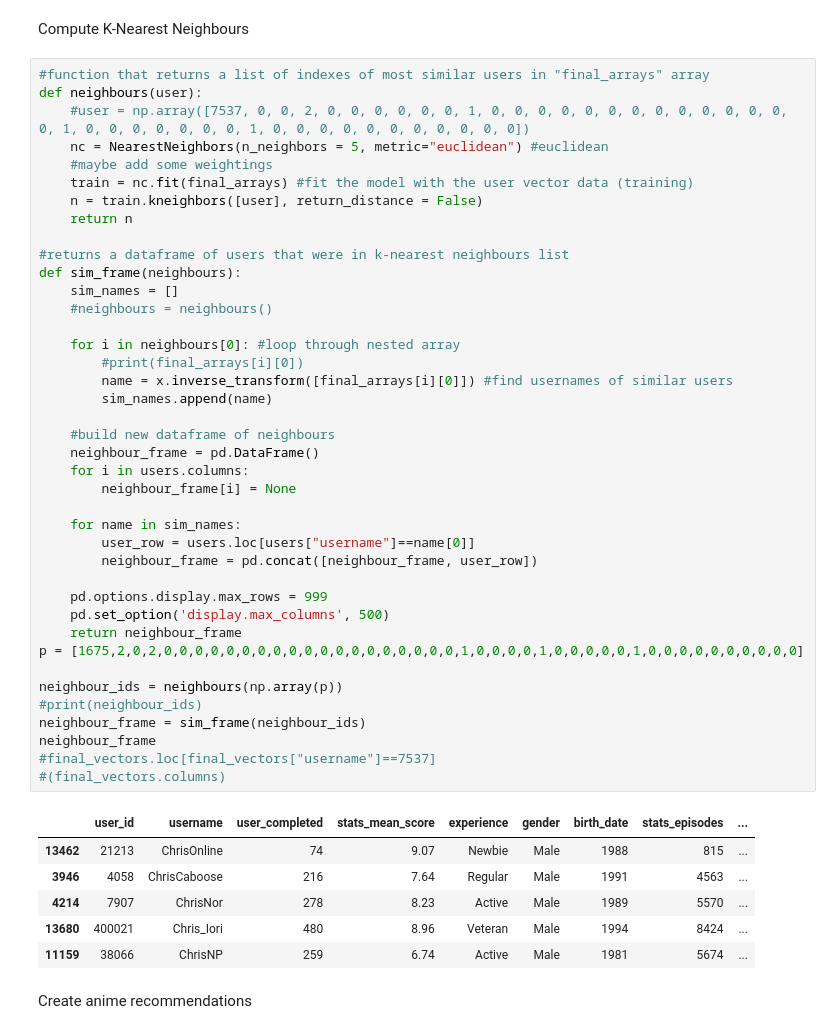
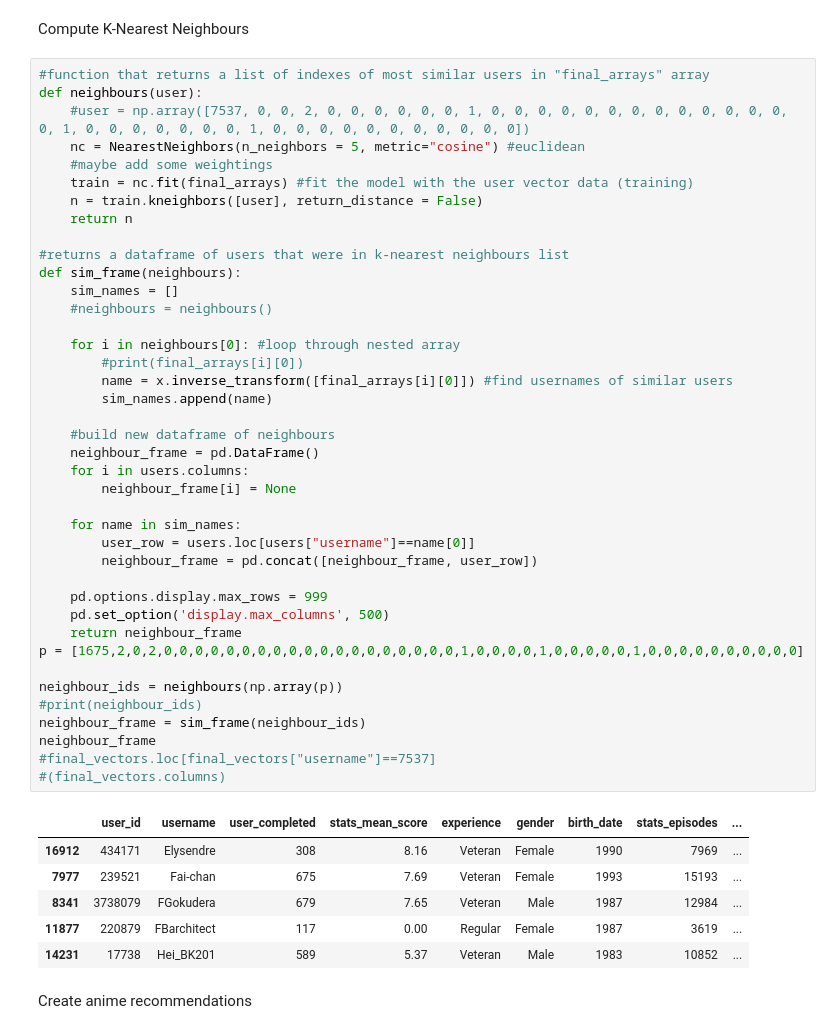
Before and after one commit to tito-thomas/anime-app, a Jupyter notebook: neighbours.ipynb, the cells around one changed output. Cells and saved outputs as stored; diff of their text form.

```diff
--- a/neighbours.ipynb
+++ b/neighbours.ipynb
@@ -62,7 +62,7 @@ Compute K-Nearest Neighbours
 #function that returns a list of indexes of most similar users in "final_arrays" array
 def neighbours(user):
     #user = np.array([7537, 0, 0, 2, 0, 0, 0, 0, 0, 0, 1, 0, 0, 0, 0, 0, 0, 0, 0, 0, 0, 0, 0, 0, 0, 1, 0, 0, 0, 0, 0, 0, 0, 1, 0, 0, 0, 0, 0, 0, 0, 0, 0, 0, 0])
-    nc = NearestNeighbors(n_neighbors = 5, metric="euclidean") #euclidean
+    nc = NearestNeighbors(n_neighbors = 5, metric="cosine") #euclidean
     #maybe add some weightings
     train = nc.fit(final_arrays) #fit the model with the user vector data (training)
     n = train.kneighbors([user], return_distance = False)
@@ -73,38 +73,38 @@ def sim_frame(neighbours):
     sim_names = []
     #neighbours = neighbours()
 
     for i in neighbours[0]: #loop through nested array
         #print(final_arrays[i][0])
         name = x.inverse_transform([final_arrays[i][0]]) #find usernames of similar users
         sim_names.append(name)
 
     #build new dataframe of neighbours
     neighbour_frame = pd.DataFrame()
     for i in users.columns:
         neighbour_frame[i] = None
 
     for name in sim_names:
         user_row = users.loc[users["username"]==name[0]]
         neighbour_frame = pd.concat([neighbour_frame, user_row])
 
     pd.options.display.max_rows = 999
     pd.set_option('display.max_columns', 500)
     return neighbour_frame
 p = [1675,2,0,2,0,0,0,0,0,0,0,0,0,0,0,0,0,0,0,0,0,0,0,1,0,0,0,0,1,0,0,0,0,0,1,0,0,0,0,0,0,0,0,0,0]
 
 neighbour_ids = neighbours(np.array(p))
 #print(neighbour_ids)
 neighbour_frame = sim_frame(neighbour_ids)
 neighbour_frame
 #final_vectors.loc[final_vectors["username"]==7537]
 #(final_vectors.columns)
 # %% [output]
 |  | user_id | username | user_completed | stats_mean_score | experience | gender | birth_date | stats_episodes | ... |
-| 13462 | 21213 | ChrisOnline | 74 | 9.07 | Newbie | Male | 1988 | 815 | ... |
-| 3946 | 4058 | ChrisCaboose | 216 | 7.64 | Regular | Male | 1991 | 4563 | ... |
-| 4214 | 7907 | ChrisNor | 278 | 8.23 | Active | Male | 1989 | 5570 | ... |
-| 13680 | 400021 | Chris_Iori | 480 | 8.96 | Veteran | Male | 1994 | 8424 | ... |
-| 11159 | 38066 | ChrisNP | 259 | 6.74 | Active | Male | 1981 | 5674 | ... |
+| 16912 | 434171 | Elysendre | 308 | 8.16 | Veteran | Female | 1990 | 7969 | ... |
+| 7977 | 239521 | Fai-chan | 675 | 7.69 | Veteran | Female | 1993 | 15193 | ... |
+| 8341 | 3738079 | FGokudera | 679 | 7.65 | Veteran | Male | 1987 | 12984 | ... |
+| 11877 | 220879 | FBarchitect | 117 | 0.00 | Regular | Female | 1987 | 3619 | ... |
+| 14231 | 17738 | Hei_BK201 | 589 | 5.37 | Veteran | Male | 1983 | 10852 | ... |
 # %% [markdown]
 Create anime recommendations
 # %%
```
Also changed, not shown: parts of 5 cells of this notebook, 15 other files.
